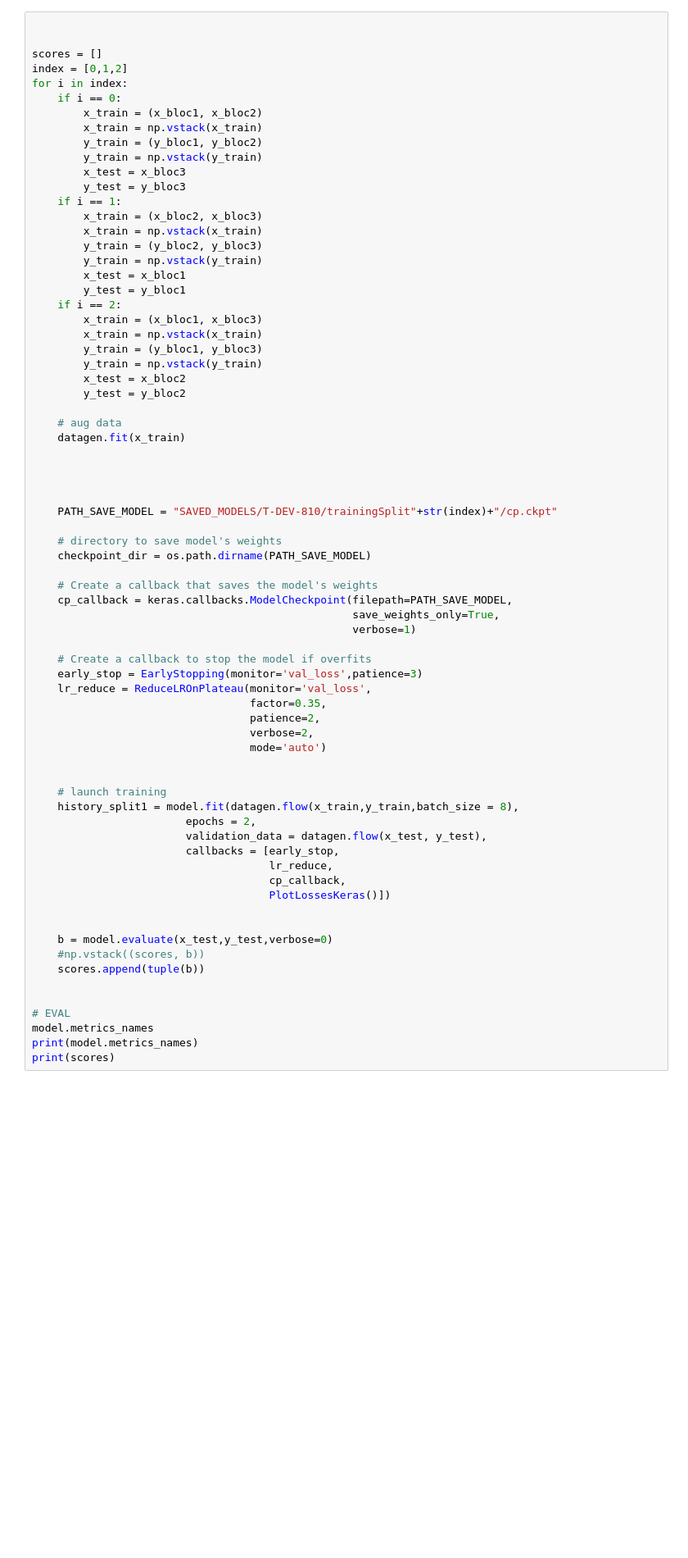
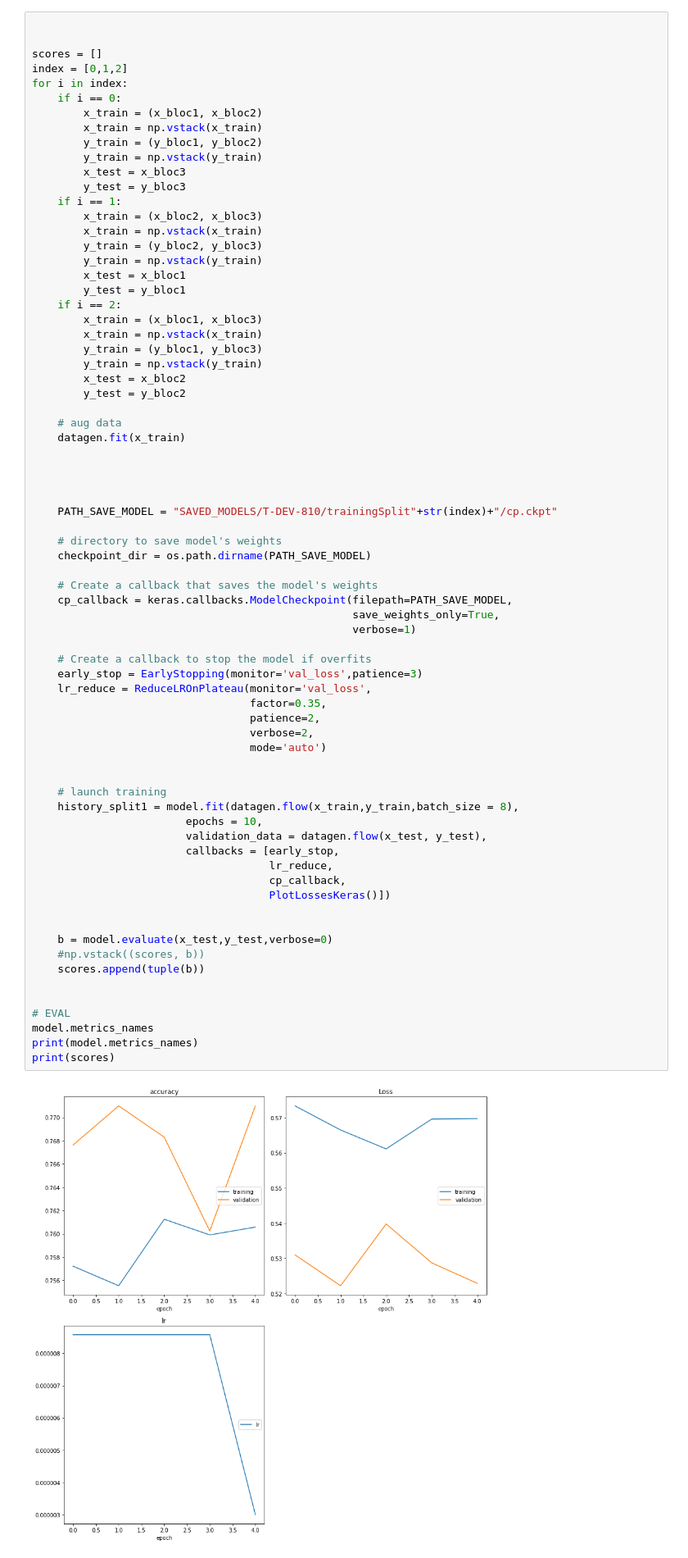
Before and after one commit to JK2018/Epitech---Daily-Repo, a Jupyter notebook: JK - XRAY - 3targets LATEST.ipynb, the cells around one changed output. Shown at 82% size. Saved outputs shown, nothing was run; the diff lists cells and outputs as text; blank space fills up the shorter version.

```diff
--- a/JK - XRAY - 3targets LATEST.ipynb
+++ b/JK - XRAY - 3targets LATEST.ipynb
@@ -745,31 +735,32 @@ for i in index:
                                                   verbose=1)
 
     # Create a callback to stop the model if overfits
     early_stop = EarlyStopping(monitor='val_loss',patience=3)
     lr_reduce = ReduceLROnPlateau(monitor='val_loss',
                                   factor=0.35,
                                   patience=2,
                                   verbose=2,
                                   mode='auto')
 
 
     # launch training
     history_split1 = model.fit(datagen.flow(x_train,y_train,batch_size = 8),
-                        epochs = 2,
+                        epochs = 10,
                         validation_data = datagen.flow(x_test, y_test),
                         callbacks = [early_stop,
                                      lr_reduce,
                                      cp_callback,
                                      PlotLossesKeras()])
 
 
     b = model.evaluate(x_test,y_test,verbose=0)
     #np.vstack((scores, b))
     scores.append(tuple(b))
 
 
 # EVAL
 model.metrics_names
 print(model.metrics_names)
 print(scores)
 # %% [output]
+[figure, added]
```
Also changed, not shown: parts of 8 cells of this notebook.
